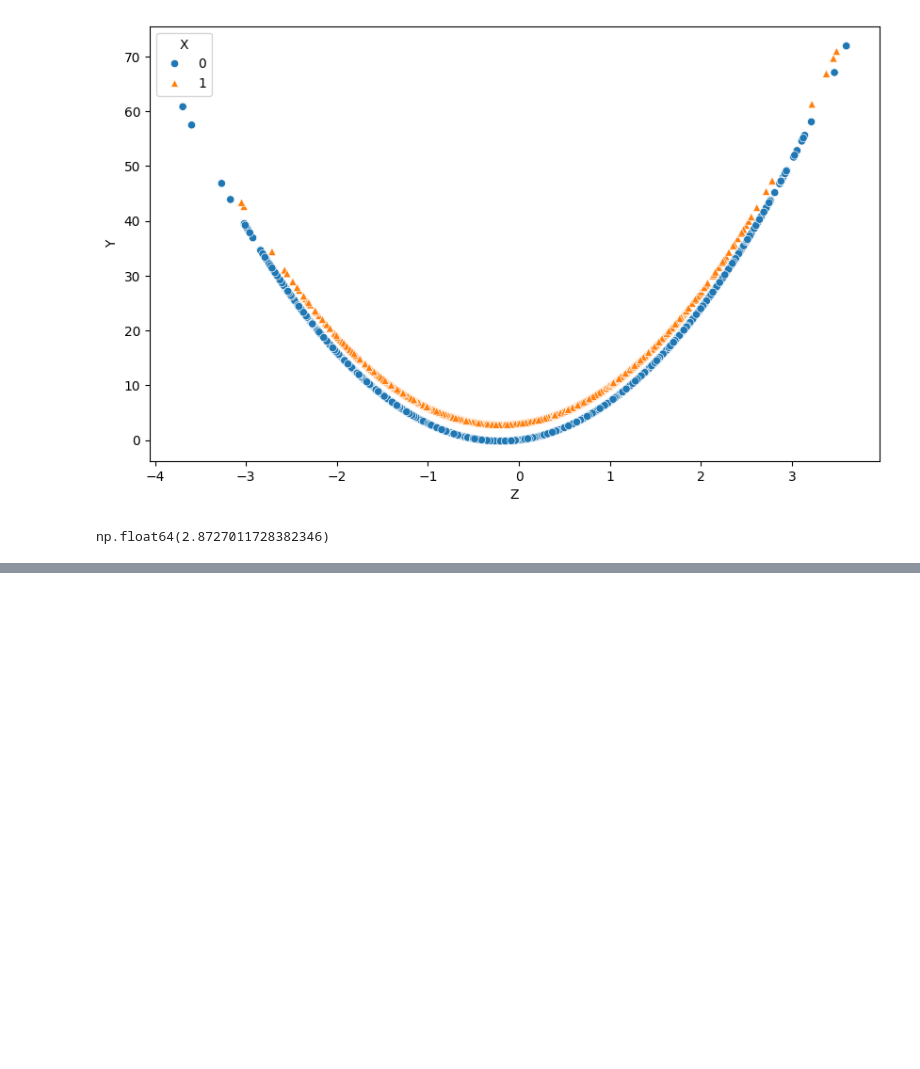
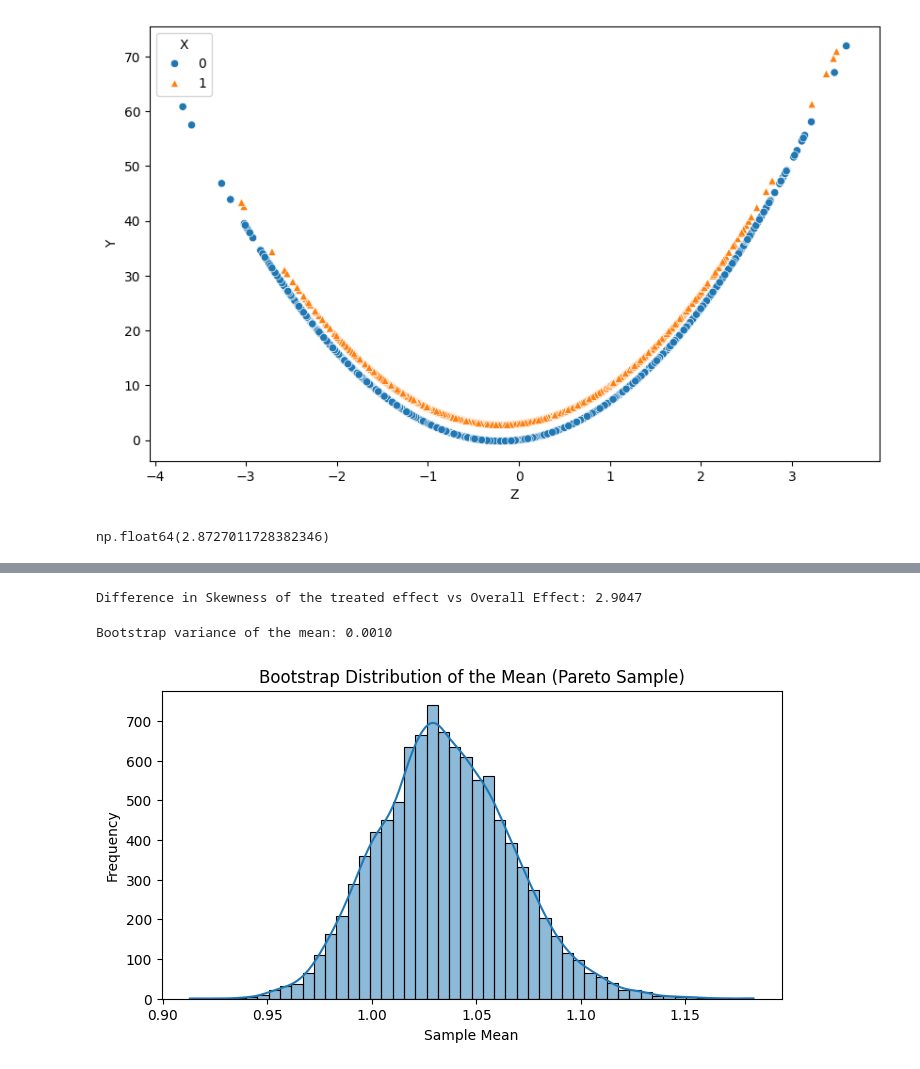
Before and after one commit to jtvon/2025-summer-mod-6, a Jupyter notebook: notebooks/Homework_2_notebook.ipynb, the cells around one changed output, grey strips where cells are left out. Saved outputs shown, nothing was run; the diff lists cells and outputs as text; code cells hidden in the pictures; blank space fills up the shorter version.

```diff
--- a/notebooks/Homework_2_notebook.ipynb
+++ b/notebooks/Homework_2_notebook.ipynb
@@ -137,0 +200,36 @@ for val in data['X'].unique():
+# %%
+from scipy.stats import skew
+treated_effect = df_2[df_2['X'] == 1]['effect']
+treated_skewness = skew(treated_effect)
+print(f"Difference in Skewness of the treated effect vs Overall Effect: {(treated_skewness):.4f}")
+# %% [output]
+Difference in Skewness of the treated effect vs Overall Effect: 2.9047
+# %%
+# Generate synthetic data from a Pareto distribution
+shape = 2.0
+size = 10000
+
+pareto_data = np.random.pareto(a=shape, size=size)  # shift to start at 1
+df_pareto = pd.DataFrame({'pareto_sample': pareto_data})
+
+# Bootstrap simulation to estimate the variance of the mean
+n_bootstraps = 10000
+boot_means = np.empty(n_bootstraps)
+
+for i in range(n_bootstraps):
+    sample = df_pareto['pareto_sample'].sample(n=len(df_pareto), replace=True)
+    boot_means[i] = sample.mean()
+
+variance_of_mean = np.var(boot_means)
+print(f"Bootstrap variance of the mean: {variance_of_mean:.4f}")
+
+# Optionally, plot the bootstrap distribution of means
+plt.figure(figsize=(8, 4))
+sns.histplot(boot_means, bins=50, kde=True)
+plt.title("Bootstrap Distribution of the Mean (Pareto Sample)")
+plt.xlabel("Sample Mean")
+plt.ylabel("Frequency")
+plt.show()
+# %% [output]
+Bootstrap variance of the mean: 0.0010
+[figure, added]
```
Also changed, not shown: parts of 5 cells of this notebook, 1 other file.
